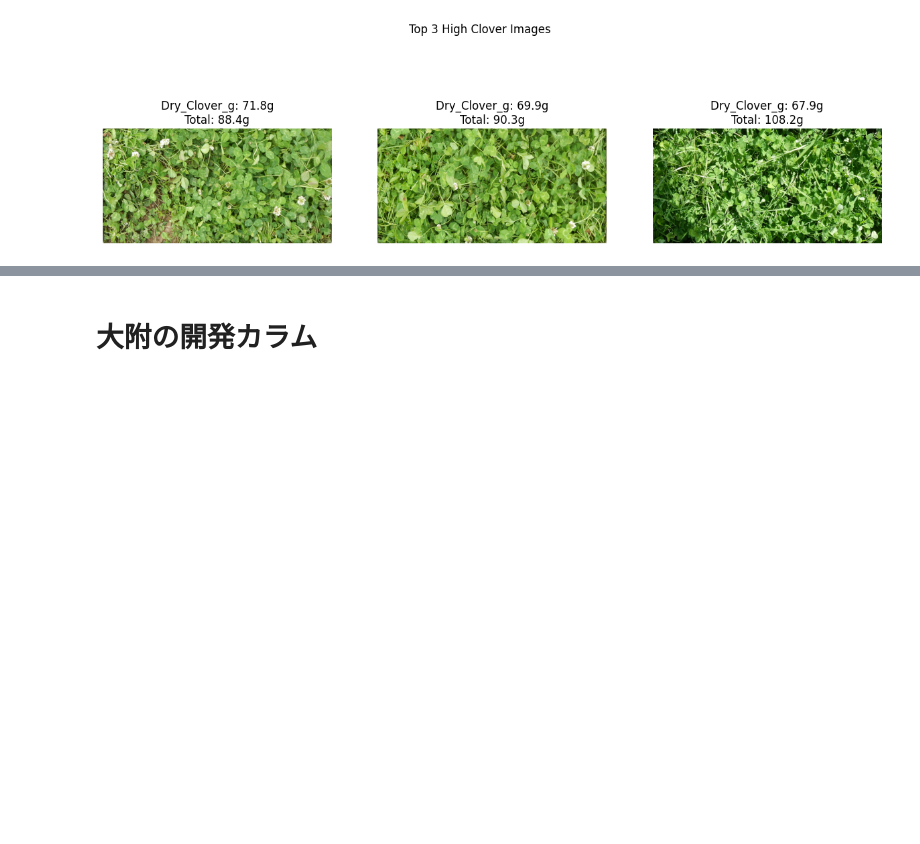
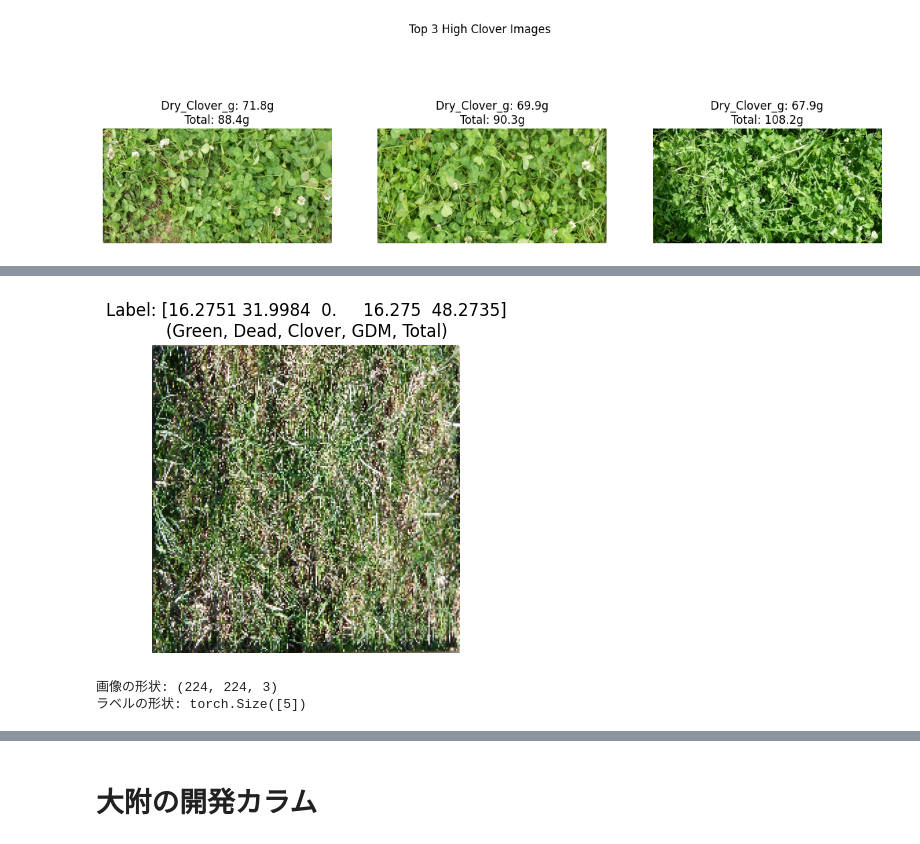
Before and after one commit to taisei173263/kaggle_biomass, a Jupyter notebook: 草コンペ1.ipynb, the cells around one changed output, grey strips where cells are left out. Saved outputs shown, nothing was run; the diff lists cells and outputs as text; code cells hidden in the pictures; blank space fills up the shorter version.

```diff
--- a/草コンペ1.ipynb
+++ b/草コンペ1.ipynb
@@ -414,0 +634,24 @@ Total - (GDM + Dead)   平均誤差: 0.000872
+# %%
+# 動作チェック用のデータセット作成 (transformなしで元の画像を見る)
+check_dataset = GrassDataset(
+    df=df,
+    img_dir=CFG.train_imgs,
+    transform=A.Compose([A.Resize(CFG.img_size, CFG.img_size)]), # リサイズだけする
+    mode='train'
+)
+
+# 1枚取り出してみる
+img, label = check_dataset[0]
+
+plt.figure(figsize=(4, 4))
+plt.imshow(img)
+plt.title(f"Label: {label.numpy()}\n(Green, Dead, Clover, GDM, Total)")
+plt.axis('off')
+plt.show()
+
+print(f"画像の形状: {img.shape}") # (224, 224, 3) であるべき
+print(f"ラベルの形状: {label.shape}") # (5,) であるべき
+# %% [output]
+[figure, added]
+画像の形状: (224, 224, 3)
+ラベルの形状: torch.Size([5])
```
Also changed, not shown: parts of 16 cells of this notebook.
